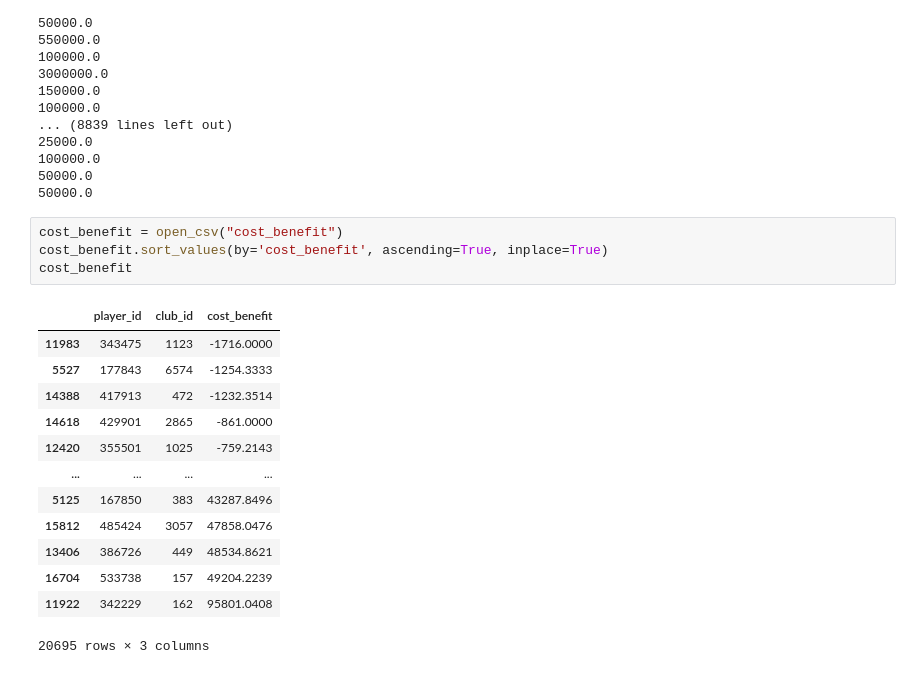
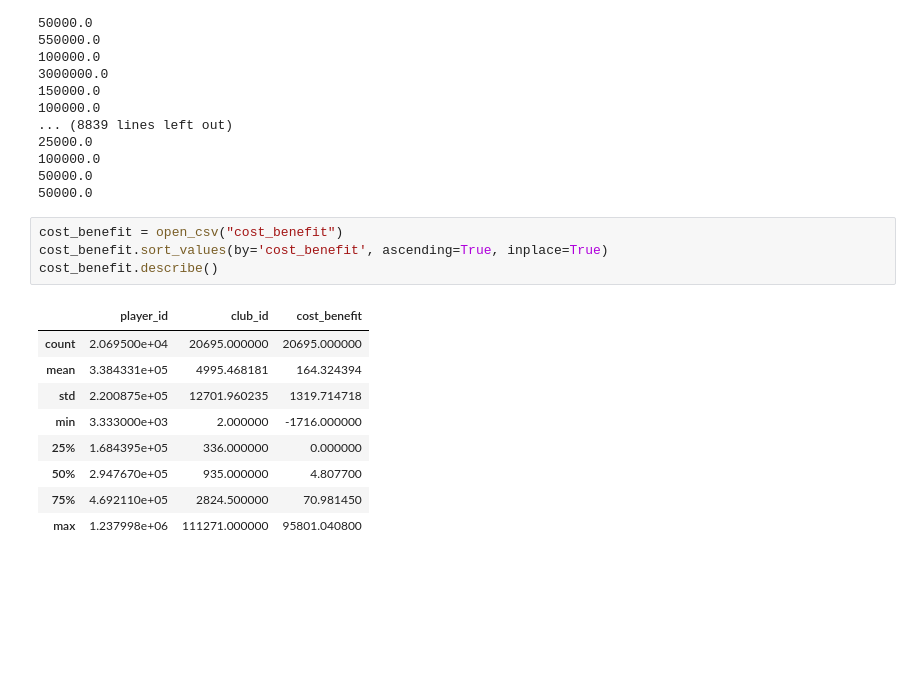
Before and after one commit to nicolasspaniol/a1-linguagens-de-programacao, a Jupyter notebook: src/teste.ipynb, the cells around one changed output. Cells and saved outputs as stored; diff of their text form; blank space fills up the shorter version.

```diff
--- a/src/teste.ipynb
+++ b/src/teste.ipynb
@@ -142,18 +142,14 @@ See the caveats in the documentation: https://pandas.pydata.org/pandas-docs/stab
 # %%
 cost_benefit = open_csv("cost_benefit")
 cost_benefit.sort_values(by='cost_benefit', ascending=True, inplace=True)
-cost_benefit
+cost_benefit.describe()
 # %% [output]
 |  | player_id | club_id | cost_benefit |
-| 11983 | 343475 | 1123 | -1716.0000 |
-| 5527 | 177843 | 6574 | -1254.3333 |
-| 14388 | 417913 | 472 | -1232.3514 |
-| 14618 | 429901 | 2865 | -861.0000 |
-| 12420 | 355501 | 1025 | -759.2143 |
-| ... | ... | ... | ... |
-| 5125 | 167850 | 383 | 43287.8496 |
-| 15812 | 485424 | 3057 | 47858.0476 |
-| 13406 | 386726 | 449 | 48534.8621 |
-| 16704 | 533738 | 157 | 49204.2239 |
-| 11922 | 342229 | 162 | 95801.0408 |
+| count | 2.069500e+04 | 20695.000000 | 20695.000000 |
+| mean | 3.384331e+05 | 4995.468181 | 164.324394 |
+| std | 2.200875e+05 | 12701.960235 | 1319.714718 |
+| min | 3.333000e+03 | 2.000000 | -1716.000000 |
+| 25% | 1.684395e+05 | 336.000000 | 0.000000 |
+| 50% | 2.947670e+05 | 935.000000 | 4.807700 |
+| 75% | 4.692110e+05 | 2824.500000 | 70.981450 |
+| max | 1.237998e+06 | 111271.000000 | 95801.040800 |
-20695 rows × 3 columns
```
Also changed, not shown: parts of 1 cell of this notebook, 2 other files.
